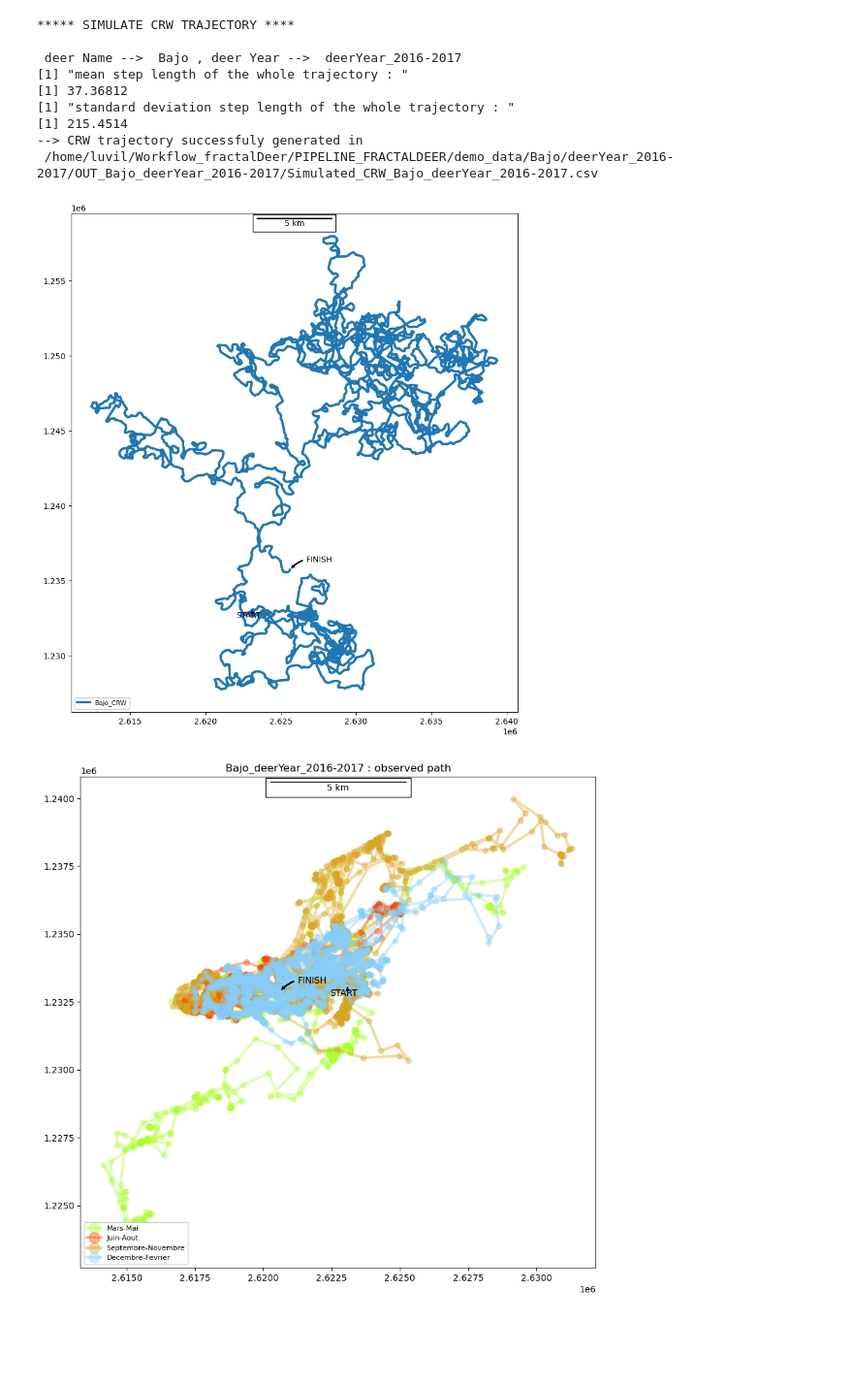
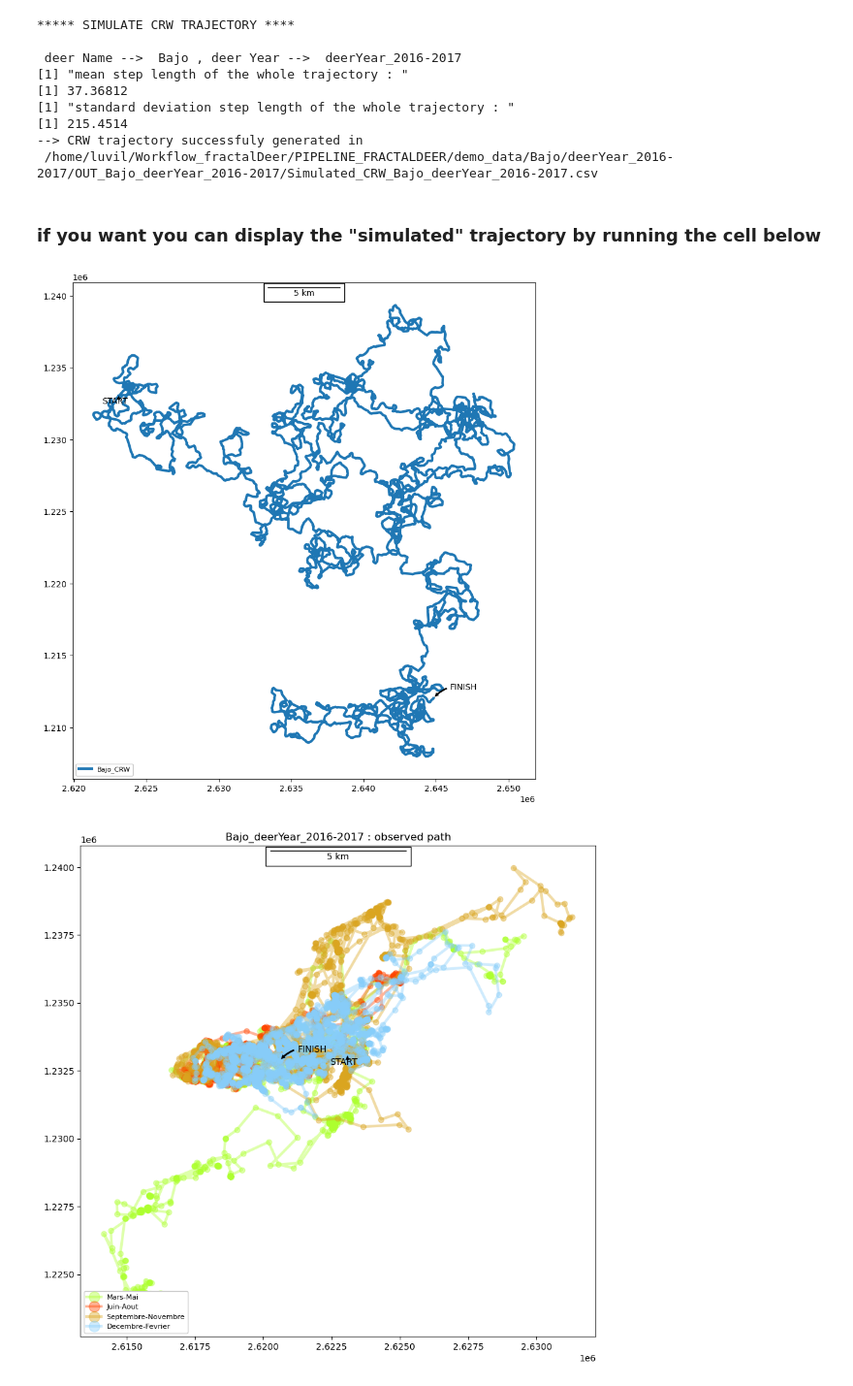
Before and after one commit to LuVil86/Workflow_fractalDeer, a Jupyter notebook: PIPELINE_FRACTALDEER/interactive_demo.ipynb, the cells around one changed output. Shown at 97% size. Saved outputs shown, nothing was run; the diff lists cells and outputs as text; code cells hidden in the pictures; blank space fills up the shorter version.

```diff
--- a/PIPELINE_FRACTALDEER/interactive_demo.ipynb
+++ b/PIPELINE_FRACTALDEER/interactive_demo.ipynb
@@ -70,18 +98,19 @@ print(resultS1.stdout)
 [1] 215.4514
 --> CRW trajectory successfuly generated in
  /home/luvil/Workflow_fractalDeer/PIPELINE_FRACTALDEER/demo_data/Bajo/deerYear_2016-2017/OUT_Bajo_deerYear_2016-2017/Simulated_CRW_Bajo_deerYear_2016-2017.csv
+# %% [markdown]
+### if you want you can display the "simulated" trajectory by running the cell below
 # %%
 import fractalFunctions
 import geopandas as gpd
 import pandas as pd
-
-GPSdata = pd.read_csv("/home/luvil/Workflow_fractalDeer/PIPELINE_FRACTALDEER/demo_data/Bajo/deerYear_2016-2017/OUT_Bajo_deerYear_2016-2017/Simulated_CRW_Bajo_deerYear_2016-2017.csv" )
+GPSdata = pd.read_csv(os.path.join(outFolder, '_'.join(str for str in ["Simulated_CRW", deerName, deerYear]))+'.csv')
 
 gpd_sim = gpd.GeoDataFrame(GPSdata,
 geometry = gpd.GeoSeries.from_wkt(GPSdata["geometry"]))
 fractalFunctions.showTrajectoryOnMap(gpd_sim, groupBy= "prenom")
 # %% [output]
-[figure, old version]
+[figure, new version]
 # %%
 import fractalFunctions
 import geopandas as gpd
```
Also changed, not shown: parts of 14 cells of this notebook, 6 other files.
